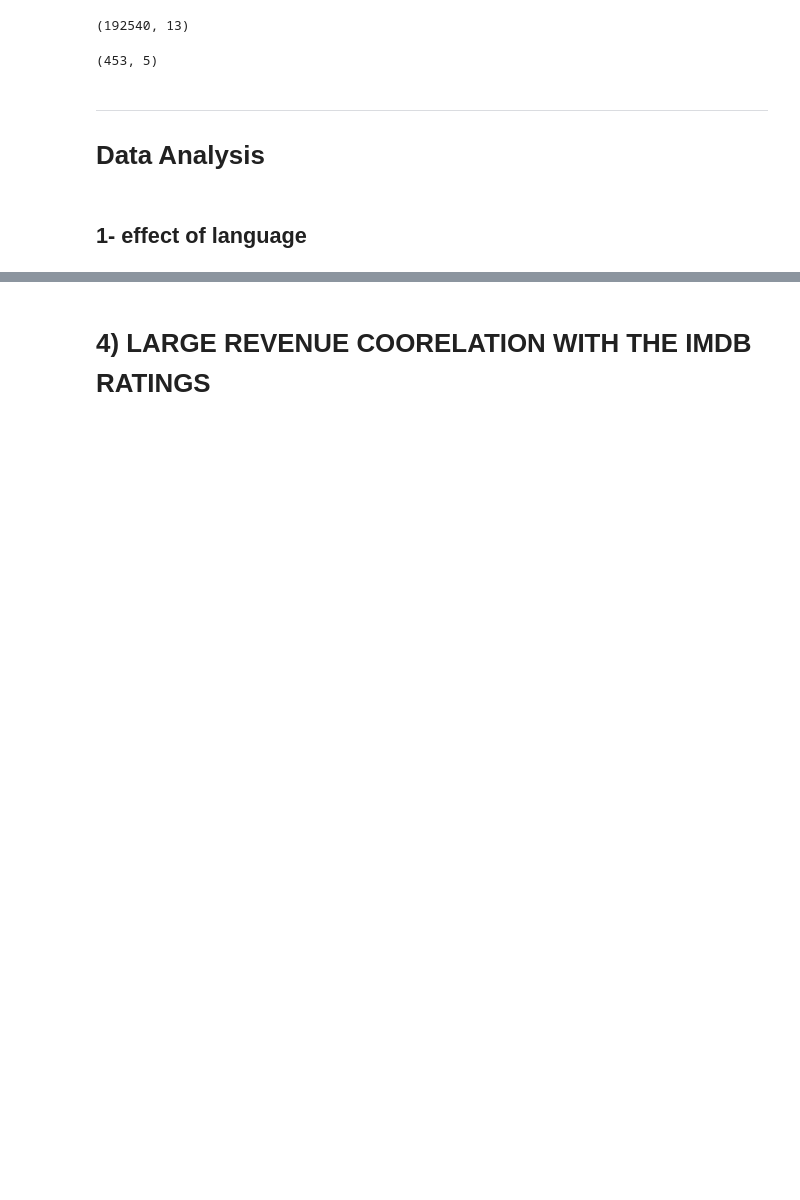
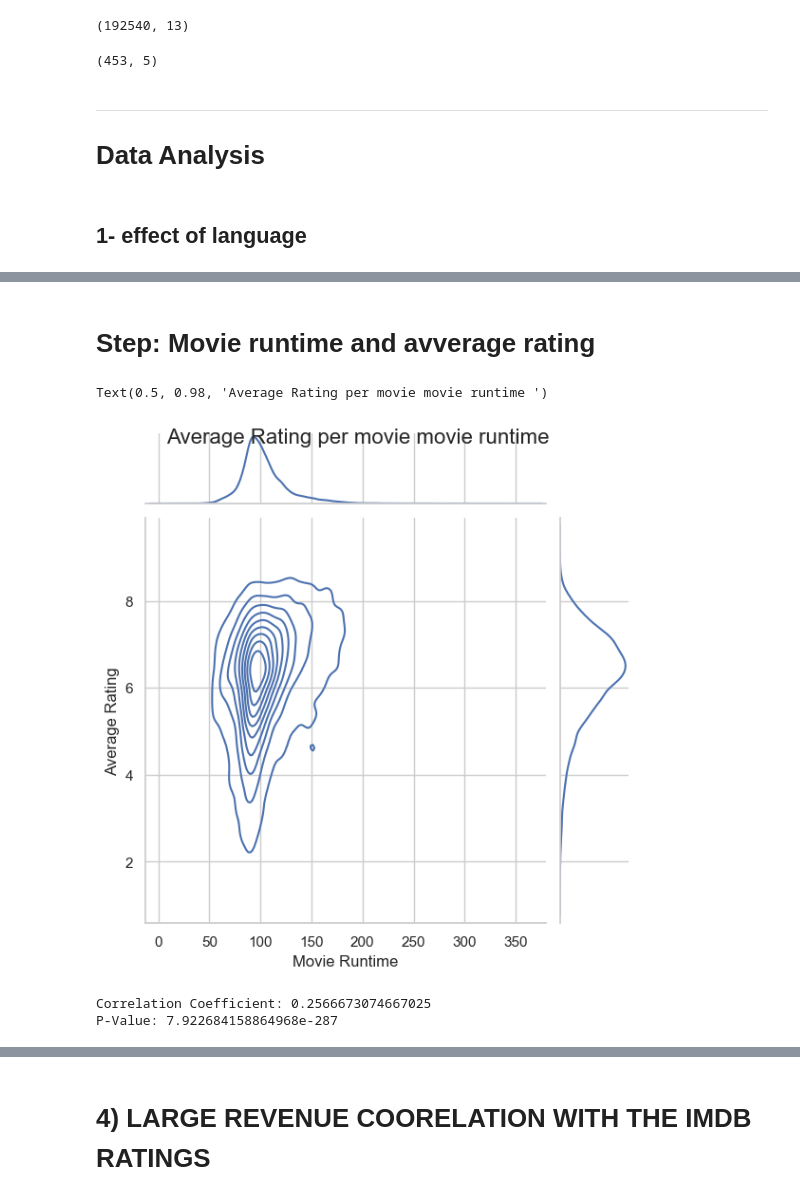
Before and after one commit to epfl-ada/ada-2023-project-adhd2023, a Jupyter notebook: milestone2.ipynb, the cells around one changed output, grey strips where cells are left out. Drawn from its saved outputs; the diff is of its cells as text; code cells hidden in the pictures; blank space fills up the shorter version.

Commit message:
runtime effect on imdb rating

```diff
--- a/milestone2.ipynb
+++ b/milestone2.ipynb
@@ -441,0 +482,4 @@ movie_metadata_df[movie_metadata_df['movie_runtime'] < 240].sort_values(by=['mov
+# %%
+movie_runtime_rating_df = movies_metadata_ratings[['movie_runtime','averageRating']]
+filtered_movie_runtime_rating_df = movie_runtime_rating_df[movie_runtime_rating_df['movie_runtime'] < 400]
+movie_runtime_rating_df.head()
@@ -441,0 +493,19 @@ movie_metadata_df[movie_metadata_df['movie_runtime'] < 240].sort_values(by=['mov
+# %% [markdown]
+# **Step: Movie runtime and avverage rating**
+# %%
+sns.set(style="whitegrid")
+g = sns.jointplot(x=filtered_movie_runtime_rating_df['movie_runtime'], y=filtered_movie_runtime_rating_df['averageRating'], kind='kde', height=6)
+
+# Set labels and title
+g.set_axis_labels('Movie Runtime', 'Average Rating', fontsize=12)
+g.fig.suptitle('Average Rating per movie movie runtime ', fontsize=16)
+# %% [output]
+Text(0.5, 0.98, 'Average Rating per movie movie runtime ')
+[figure, added]
+# %%
+correlation_coefficient, p_value = stats.pearsonr(filtered_movie_runtime_rating_df['movie_runtime'], filtered_movie_runtime_rating_df['averageRating'])
+print(f"Correlation Coefficient: {correlation_coefficient}")
+print(f"P-Value: {p_value}")
+# %% [output]
+Correlation Coefficient: 0.2566673074667025
+P-Value: 7.922684158864968e-287
```
Also changed, not shown: parts of 25 cells of this notebook, 2 other files.
